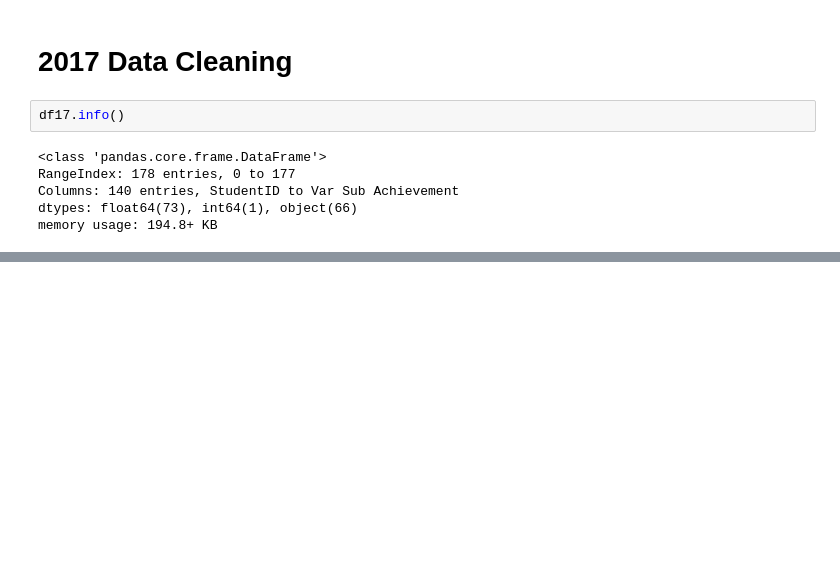
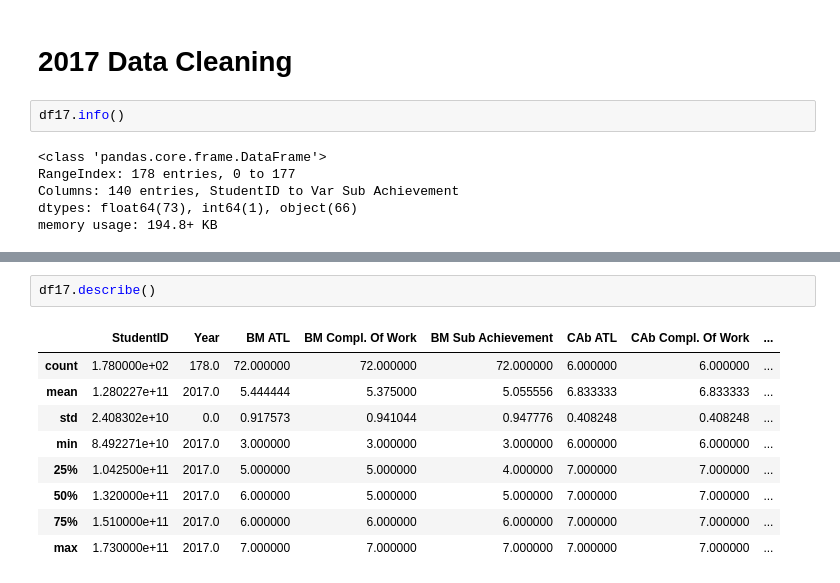
Before and after one commit to siti-alawiyah/ibresultprediction, a Jupyter notebook: Exploratory_Data_Analysis_1_0.ipynb, the cells around one changed output, grey strips where cells are left out. Cells and saved outputs as stored; diff of their text form; blank space fills up the shorter version.

```diff
--- a/Exploratory_Data_Analysis_1_0.ipynb
+++ b/Exploratory_Data_Analysis_1_0.ipynb
@@ -214,0 +206,12 @@ Length: 140, dtype: int64
+# %%
+df17.describe()
+# %% [output]
+|  | StudentID | Year | BM ATL | BM Compl. Of Work | BM Sub Achievement | CAb ATL | CAb Compl. Of Work | ... |
+| count | 1.780000e+02 | 178.0 | 72.000000 | 72.000000 | 72.000000 | 6.000000 | 6.000000 | ... |
+| mean | 1.280227e+11 | 2017.0 | 5.444444 | 5.375000 | 5.055556 | 6.833333 | 6.833333 | ... |
+| std | 2.408302e+10 | 0.0 | 0.917573 | 0.941044 | 0.947776 | 0.408248 | 0.408248 | ... |
+| min | 8.492271e+10 | 2017.0 | 3.000000 | 3.000000 | 3.000000 | 6.000000 | 6.000000 | ... |
+| 25% | 1.042500e+11 | 2017.0 | 5.000000 | 5.000000 | 4.000000 | 7.000000 | 7.000000 | ... |
+| 50% | 1.320000e+11 | 2017.0 | 6.000000 | 5.000000 | 5.000000 | 7.000000 | 7.000000 | ... |
+| 75% | 1.510000e+11 | 2017.0 | 6.000000 | 6.000000 | 6.000000 | 7.000000 | 7.000000 | ... |
+| max | 1.730000e+11 | 2017.0 | 7.000000 | 7.000000 | 7.000000 | 7.000000 | 7.000000 | ... |
```
Also changed, not shown: parts of 5 cells of this notebook.
